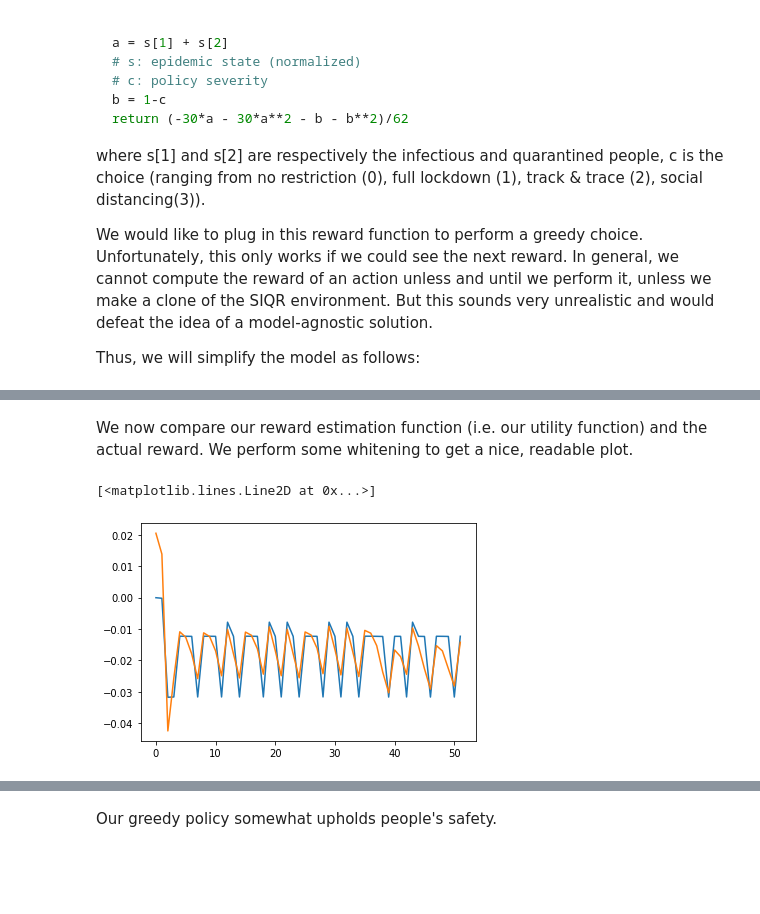
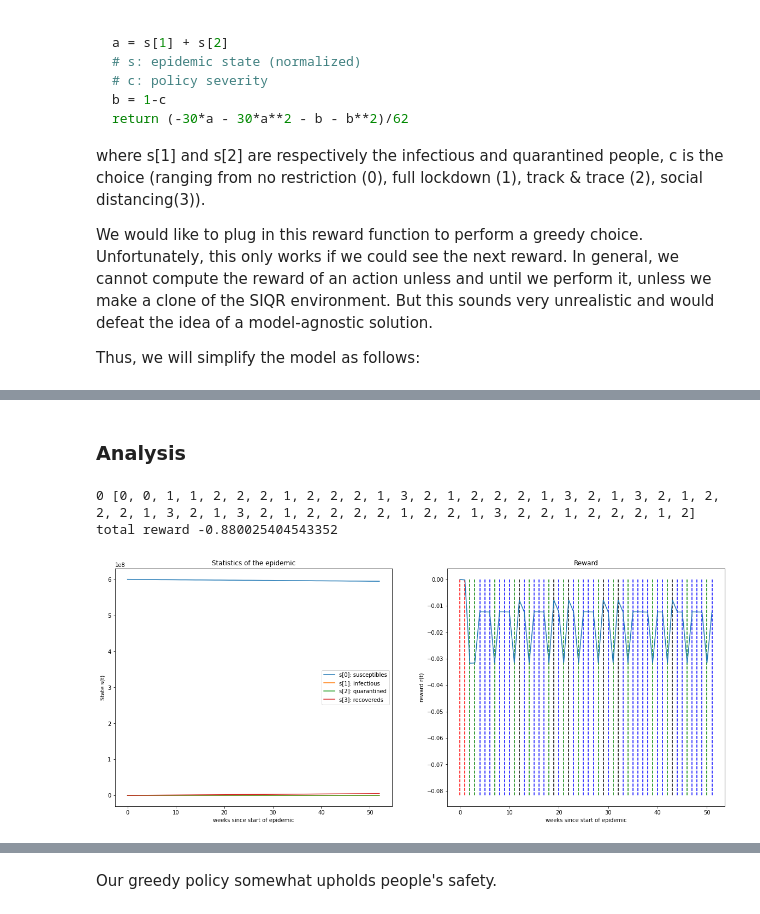
Before and after one commit to erolm-a/ai-coursework-2020, a Jupyter notebook: notebooks/run_deterministic_greedy.ipynb, the cells around one changed output, grey strips where cells are left out. Drawn from its saved outputs; the diff is of its cells as text; code cells hidden in the pictures; blank space fills up the shorter version.

```diff
--- a/notebooks/run_deterministic_greedy.ipynb
+++ b/notebooks/run_deterministic_greedy.ipynb
@@ -130,6 +95,8 @@ We would like to plug in this reward function to perform a greedy choice. Unfort
 
 Thus, we will simplify the model as follows:
 # %%
+env = virl.Epidemic()
+
 def eval_reward(state, action):
     policy_severity_factor = 1e11
     a = state[1] + state[2]
@@ -138,36 +105,14 @@ def eval_reward(state, action):
     expected_a = a*(1 + action - 0.1)
     val = (-expected_a - expected_a ** 2 - policy_severity_factor*b - policy_severity_factor*b**2) / policy_severity_factor
 
+
     return val
 
-states = []
-rewards = []
-action_taken = []
-expected_reward = []
+def policy_greedy(state):
+    greedy_rewards = np.array([eval_reward(state, a) for a in env.actions])
+    action_id = np.argmax(greedy_rewards)
 
-# Required to compute the goodness of a policy
+    action_proba = [0.0] * 4
+    action_proba[action_id] = 1.0
 
-discount = 0.9
-
-# We only consider the state of this simulation
-env = virl.Epidemic(stochastic=False, noisy=False)
-s = env.reset()
-s, r, done, i = env.step(action=0)
-states.append(s)
-rewards.append(r)
-action_taken.append(0)
-
-while not done:
-    #s, r, done, i = env.step(action=action) # deterministic agent
-    s = states[-1]
-
-    greedy_rewards = np.array([eval_reward(s, a) for a in env.actions])
-    print(greedy_rewards)
-    action_id = np.argmax(greedy_rewards)
-    expected_reward.append(np.max(greedy_rewards))
-
-    s, r, done, i = env.step(action=action_id)
-
-    states.append(s)
-    rewards.append(r)
-    action_taken.append(action_id)
+    return action_proba
@@ -209,13 +119,8 @@ plt.plot([env.actions[action] for action in action_taken])
-# %% [markdown]
-We now compare our reward estimation function (i.e. our utility function) and the actual reward. We perform some whitening to get a nice, readable plot.
-# %%
-expected_reward_extended = [0] + expected_reward
-
-normalized_expected_reward = (expected_reward_extended - np.mean(expected_reward_extended)) / \
-                                np.std(expected_reward_extended) * np.std(rewards) + np.mean(rewards)
-
-plt.plot(rewards)
-plt.plot([0] + normalized_expected_reward )
-# %% [output]
-[<matplotlib.lines.Line2D at 0x...>]
-[figure, removed]
+# %% [markdown]
+### Analysis
+# %%
+utils.evaluate(policy_greedy)
+# %% [output]
+0 [0, 0, 1, 1, 2, 2, 2, 1, 2, 2, 2, 1, 3, 2, 1, 2, 2, 2, 1, 3, 2, 1, 3, 2, 1, 2, 2, 2, 1, 3, 2, 1, 3, 2, 1, 2, 2, 2, 2, 1, 2, 2, 1, 3, 2, 2, 1, 2, 2, 2, 1, 2]
+total reward -0.880025404543352
+[figure, added]
```
Also changed, not shown: parts of 16 cells of this notebook.
